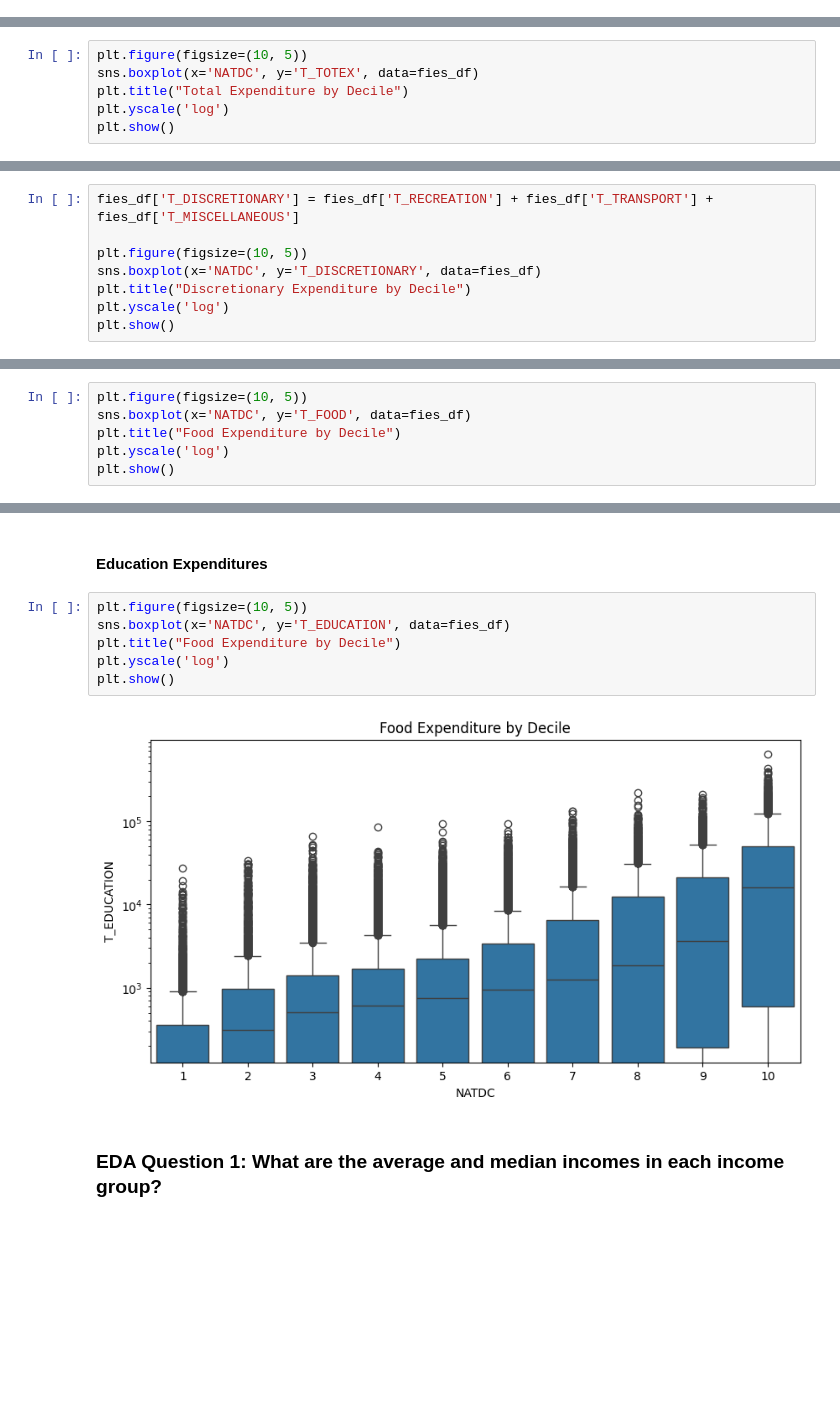
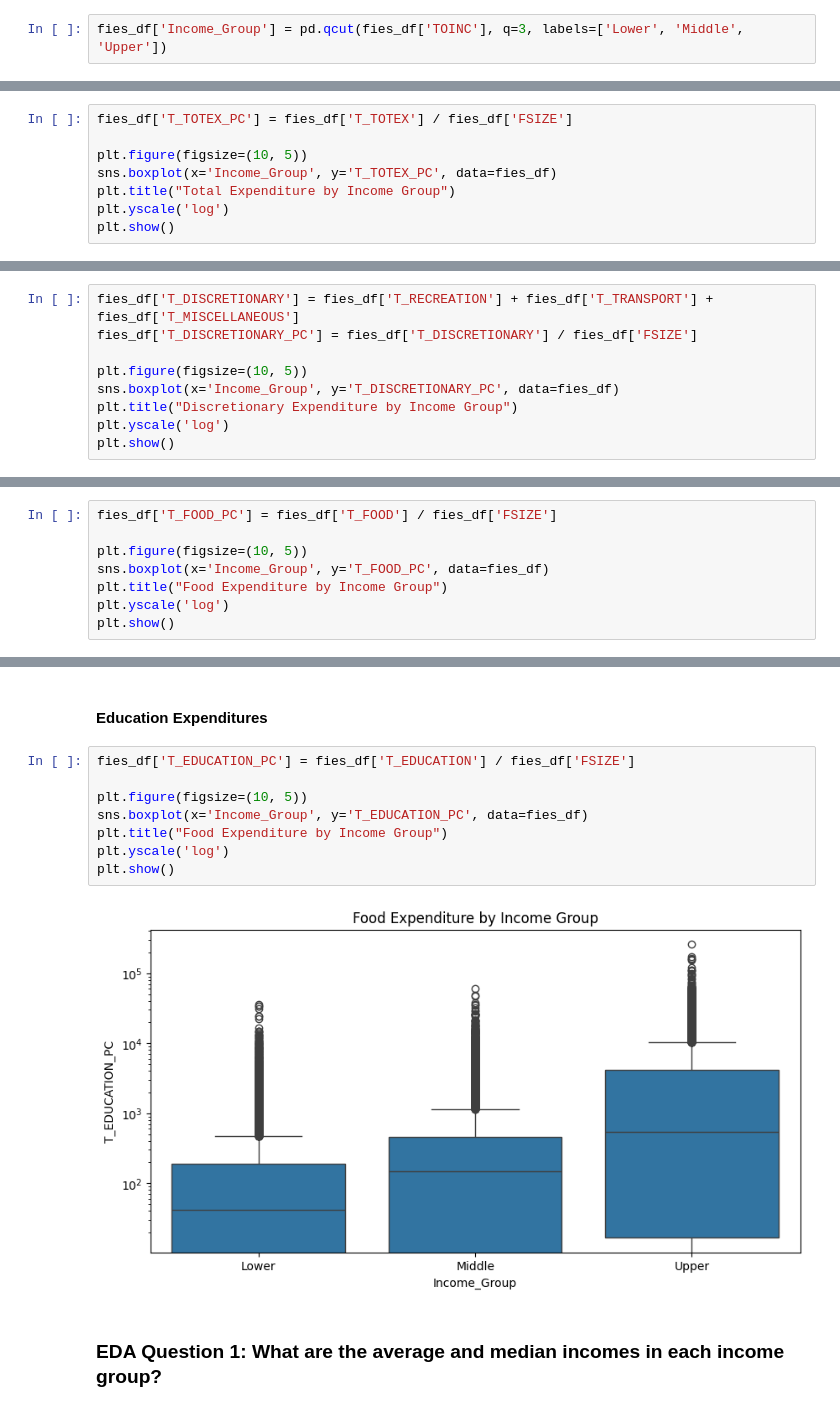
Before and after one commit to marxandreadiane/CSMODEL-MCO1, a Jupyter notebook: CSMODEL-MCO1.ipynb, the cells around one changed output, grey strips where cells are left out. Cells and saved outputs as stored; diff of their text form; blank space fills up the shorter version.

```diff
--- a/CSMODEL-MCO1.ipynb
+++ b/CSMODEL-MCO1.ipynb
@@ -332 +336,3 @@ Here, we can see that after applying the `drop_duplicates()` function, the numbe
+# %%
+fies_df['Income_Group'] = pd.qcut(fies_df['TOINC'], q=3, labels=['Lower', 'Middle', 'Upper'])
 # %% [markdown]
@@ -355,9 +361,11 @@ plt.show()
 # %% [markdown]
 #### Total Expenditures
 # %%
+fies_df['T_TOTEX_PC'] = fies_df['T_TOTEX'] / fies_df['FSIZE']
+
 plt.figure(figsize=(10, 5))
-sns.boxplot(x='NATDC', y='T_TOTEX', data=fies_df)
-plt.title("Total Expenditure by Decile")
+sns.boxplot(x='Income_Group', y='T_TOTEX_PC', data=fies_df)
+plt.title("Total Expenditure by Income Group")
 plt.yscale('log')
 plt.show()
 # %% [output]
@@ -366,10 +374,11 @@ plt.show()
 #### Discretionary Expenditures
 # %%
 fies_df['T_DISCRETIONARY'] = fies_df['T_RECREATION'] + fies_df['T_TRANSPORT'] + fies_df['T_MISCELLANEOUS']
+fies_df['T_DISCRETIONARY_PC'] = fies_df['T_DISCRETIONARY'] / fies_df['FSIZE']
 
 plt.figure(figsize=(10, 5))
-sns.boxplot(x='NATDC', y='T_DISCRETIONARY', data=fies_df)
-plt.title("Discretionary Expenditure by Decile")
+sns.boxplot(x='Income_Group', y='T_DISCRETIONARY_PC', data=fies_df)
+plt.title("Discretionary Expenditure by Income Group")
 plt.yscale('log')
 plt.show()
 # %% [output]
@@ -377,9 +386,11 @@ plt.show()
 # %% [markdown]
 #### Food Expenditures
 # %%
+fies_df['T_FOOD_PC'] = fies_df['T_FOOD'] / fies_df['FSIZE']
+
 plt.figure(figsize=(10, 5))
-sns.boxplot(x='NATDC', y='T_FOOD', data=fies_df)
-plt.title("Food Expenditure by Decile")
+sns.boxplot(x='Income_Group', y='T_FOOD_PC', data=fies_df)
+plt.title("Food Expenditure by Income Group")
 plt.yscale('log')
 plt.show()
 # %% [output]
@@ -387,13 +398,15 @@ plt.show()
 # %% [markdown]
 #### Education Expenditures
 # %%
+fies_df['T_EDUCATION_PC'] = fies_df['T_EDUCATION'] / fies_df['FSIZE']
+
 plt.figure(figsize=(10, 5))
-sns.boxplot(x='NATDC', y='T_EDUCATION', data=fies_df)
-plt.title("Food Expenditure by Decile")
+sns.boxplot(x='Income_Group', y='T_EDUCATION_PC', data=fies_df)
+plt.title("Food Expenditure by Income Group")
 plt.yscale('log')
 plt.show()
 # %% [output]
-[figure, old version]
+[figure, new version]
 # %% [markdown]
 ### EDA Question 1:  What are the average and median incomes in each income group?
 # %% [markdown]
```
Also changed, not shown: parts of 13 cells of this notebook.
